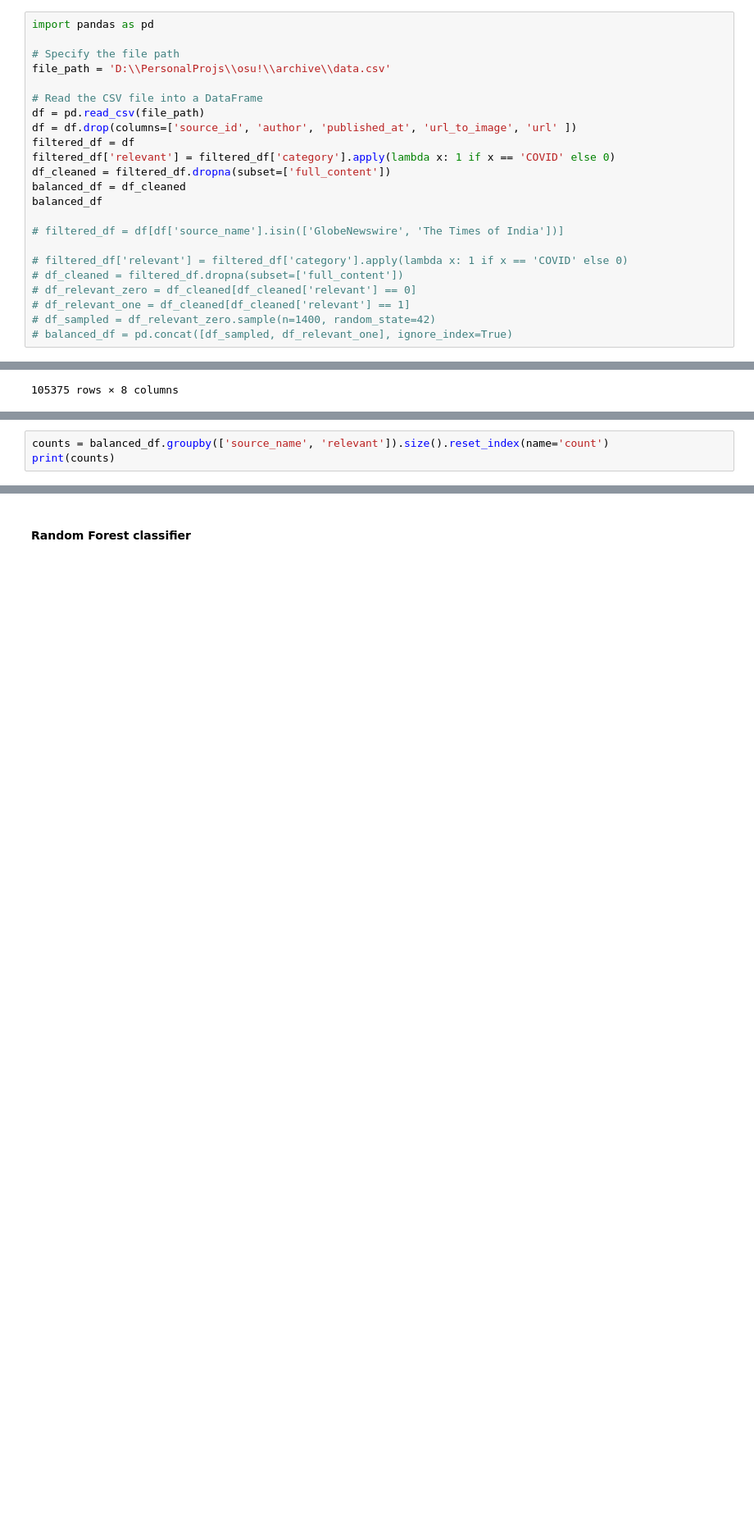
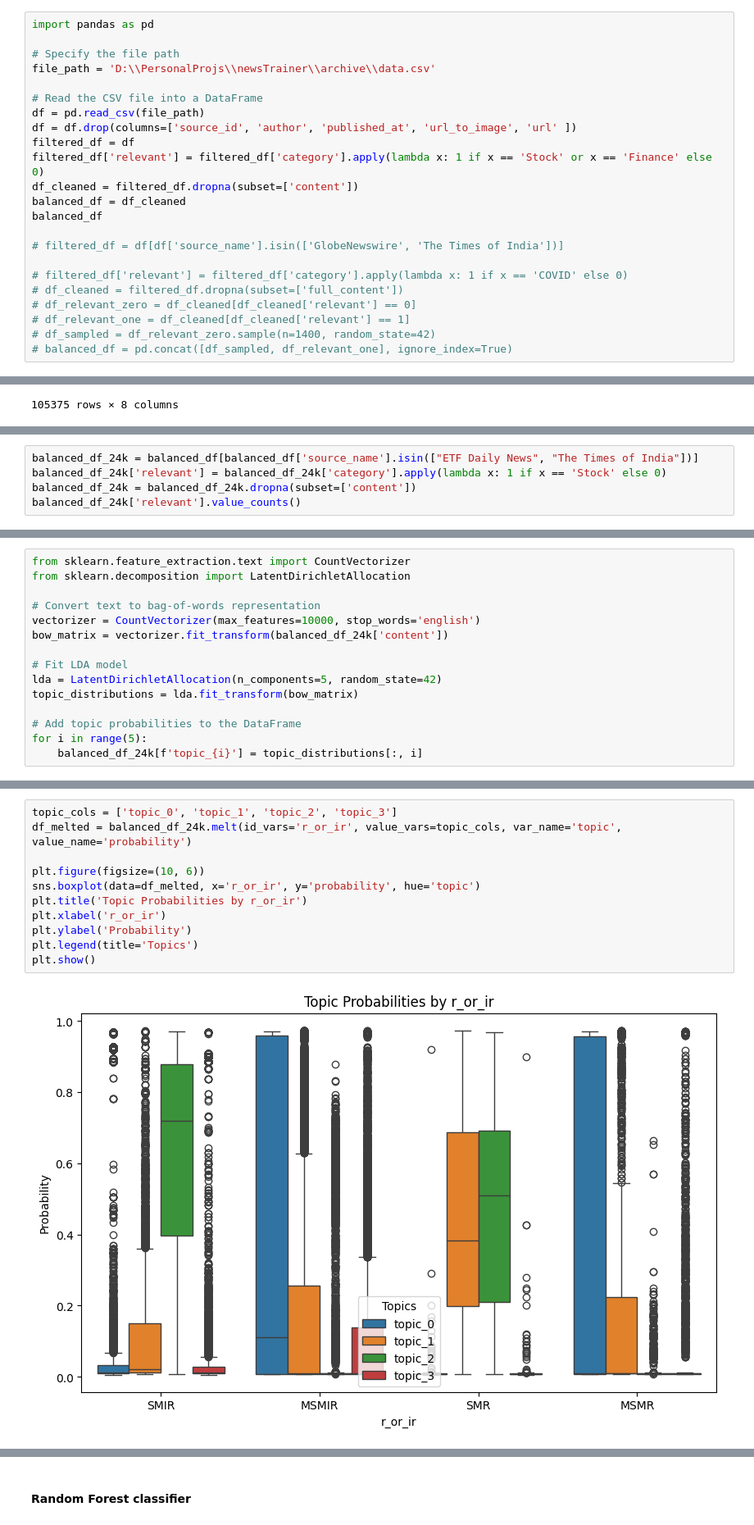
Before and after one commit to ianwangeeen/newsTrainer, a Jupyter notebook: newsTrainer.ipynb, the cells around one changed output, grey strips where cells are left out. Shown at 82% size. Drawn from its saved outputs; the diff is of its cells as text; blank space fills up the shorter version.

```diff
--- a/newsTrainer.ipynb
+++ b/newsTrainer.ipynb
@@ -31,14 +33,14 @@ See the caveats in the documentation: https://pandas.pydata.org/pandas-docs/stab
 import pandas as pd
 
 # Specify the file path
-file_path = 'D:\\PersonalProjs\\osu!\\archive\\data.csv'
+file_path = 'D:\\PersonalProjs\\newsTrainer\\archive\\data.csv'
 
 # Read the CSV file into a DataFrame
 df = pd.read_csv(file_path)
 df = df.drop(columns=['source_id', 'author', 'published_at', 'url_to_image', 'url' ])
 filtered_df = df
-filtered_df['relevant'] = filtered_df['category'].apply(lambda x: 1 if x == 'COVID' else 0)
-df_cleaned = filtered_df.dropna(subset=['full_content'])
+filtered_df['relevant'] = filtered_df['category'].apply(lambda x: 1 if x == 'Stock' or x == 'Finance' else 0)
+df_cleaned = filtered_df.dropna(subset=['content'])
 balanced_df = df_cleaned
 balanced_df
 
@@ -101,4 +120,6 @@ balanced_df
 # %%
-counts = balanced_df.groupby(['source_name', 'relevant']).size().reset_index(name='count')
-print(counts)
+balanced_df_24k = balanced_df[balanced_df['source_name'].isin(["ETF Daily News", "The Times of India"])]
+balanced_df_24k['relevant'] = balanced_df_24k['category'].apply(lambda x: 1 if x == 'Stock' else 0)
+balanced_df_24k = balanced_df_24k.dropna(subset=['content'])
+balanced_df_24k['relevant'].value_counts()
 # %% [output]
@@ -118,0 +330,15 @@ X_val, X_test, y_val, y_test = train_test_split(X_temp, y_temp, test_size=0.5,
+# %%
+from sklearn.feature_extraction.text import CountVectorizer
+from sklearn.decomposition import LatentDirichletAllocation
+
+# Convert text to bag-of-words representation
+vectorizer = CountVectorizer(max_features=10000, stop_words='english')
+bow_matrix = vectorizer.fit_transform(balanced_df_24k['content'])
+
+# Fit LDA model
+lda = LatentDirichletAllocation(n_components=5, random_state=42)
+topic_distributions = lda.fit_transform(bow_matrix)
+
+# Add topic probabilities to the DataFrame
+for i in range(5):
+    balanced_df_24k[f'topic_{i}'] = topic_distributions[:, i]
@@ -118,0 +361,13 @@ X_val, X_test, y_val, y_test = train_test_split(X_temp, y_temp, test_size=0.5,
+# %%
+topic_cols = ['topic_0', 'topic_1', 'topic_2', 'topic_3']
+df_melted = balanced_df_24k.melt(id_vars='r_or_ir', value_vars=topic_cols, var_name='topic', value_name='probability')
+
+plt.figure(figsize=(10, 6))
+sns.boxplot(data=df_melted, x='r_or_ir', y='probability', hue='topic')
+plt.title('Topic Probabilities by r_or_ir')
+plt.xlabel('r_or_ir')
+plt.ylabel('Probability')
+plt.legend(title='Topics')
+plt.show()
+# %% [output]
+[figure, added]
```
Also changed, not shown: parts of 69 cells of this notebook.
